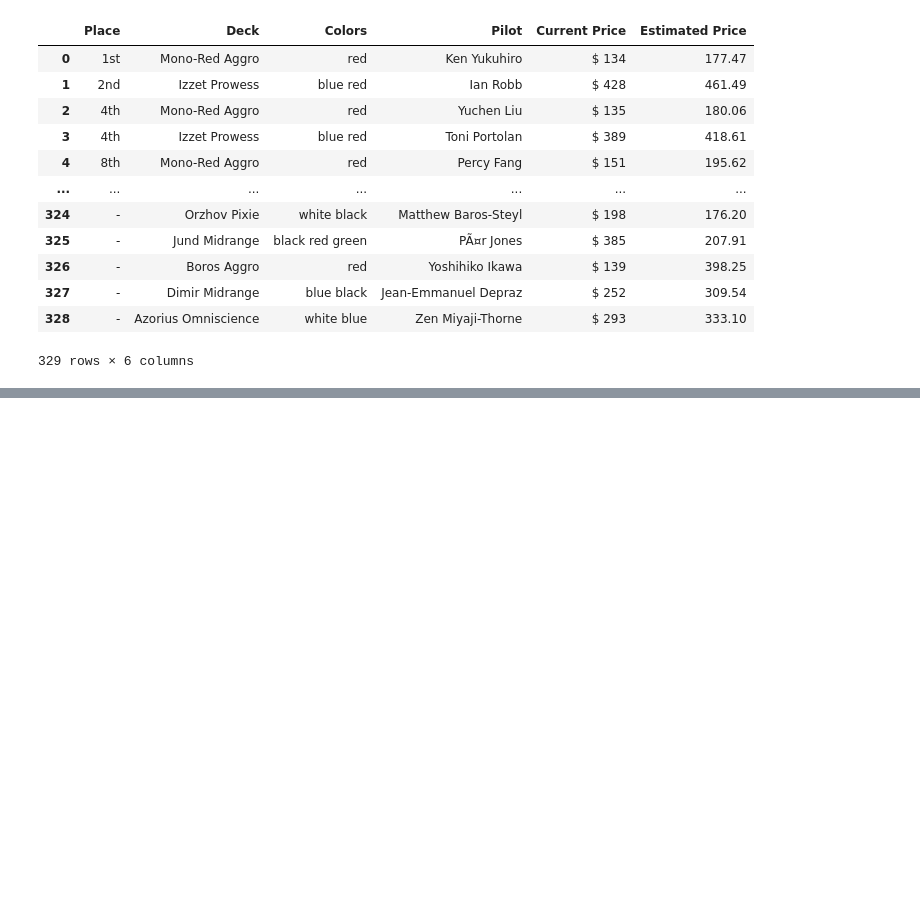
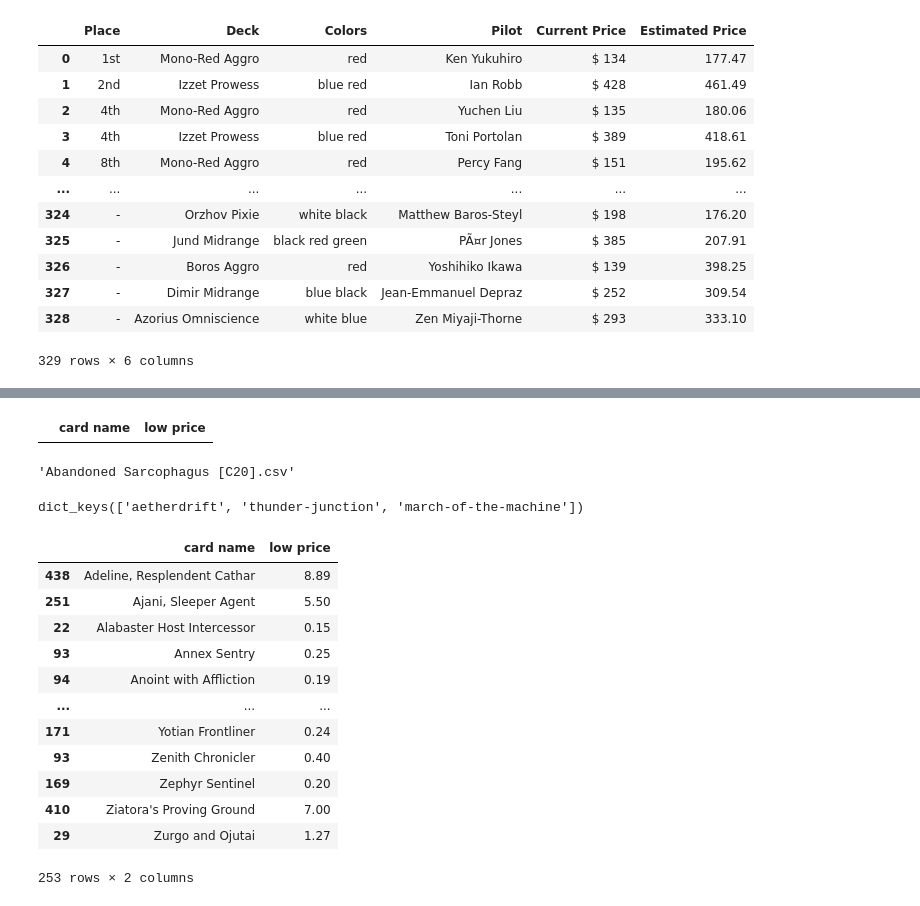
Before and after one commit to william-wilhoite/mtg-tournament-expenses, a Jupyter notebook: final_fantasy.ipynb, the cells around one changed output, grey strips where cells are left out. Drawn from its saved outputs; the diff is of its cells as text; code cells hidden in the pictures; blank space fills up the shorter version.

```diff
--- a/final_fantasy.ipynb
+++ b/final_fantasy.ipynb
@@ -574,0 +553,6 @@ tournament_prices_df
+# %%
+events_list = [
+    {'aetherdrift'           : 4},
+    {'thunder-junction'      : 3},
+    {'march-of-the-machine'  : 3}
+]
@@ -574,0 +667,15 @@ tournament_prices_df
+# %%
+format = '%Y-%m-%d'
+events_dates = {
+    'aetherdrift' :
+      {'start' : '2025-02-07',
+       'end'   : '2025-02-14' },
+    'thunder-junction':
+      {'start' : '2024-04-12', 'end' : '2024-04-19'},
+    'march-of-the-machine' :
+      {'start' : '2023-04-21', 'end' : '2023-04-28'}
+}
+
+#for dict in events_dates:
+#  for key, event in dict.items():
+#    event['start'] = pd.to_datetime(event['start'], format=format)
@@ -574,0 +753,28 @@ tournament_prices_df
+# %%
+low_price_dfs['thunder-junction']
+# %% [output]
+|  | card name | low price |
+# %%
+os.listdir('../cardprices')[0]
+# %% [output]
+'Abandoned Sarcophagus [C20].csv'
+# %%
+low_price_dfs.keys()
+# %% [output]
+dict_keys(['aetherdrift', 'thunder-junction', 'march-of-the-machine'])
+# %%
+low_price_dfs['march-of-the-machine']
+# %% [output]
+|  | card name | low price |
+| 438 | Adeline, Resplendent Cathar | 8.89 |
+| 251 | Ajani, Sleeper Agent | 5.50 |
+| 22 | Alabaster Host Intercessor | 0.15 |
+| 93 | Annex Sentry | 0.25 |
+| 94 | Anoint with Affliction | 0.19 |
+| ... | ... | ... |
+| 171 | Yotian Frontliner | 0.24 |
+| 93 | Zenith Chronicler | 0.40 |
+| 169 | Zephyr Sentinel | 0.20 |
+| 410 | Ziatora's Proving Ground | 7.00 |
+| 29 | Zurgo and Ojutai | 1.27 |
+253 rows × 2 columns
```
Also changed, not shown: parts of 19 cells of this notebook, 3 other files.
